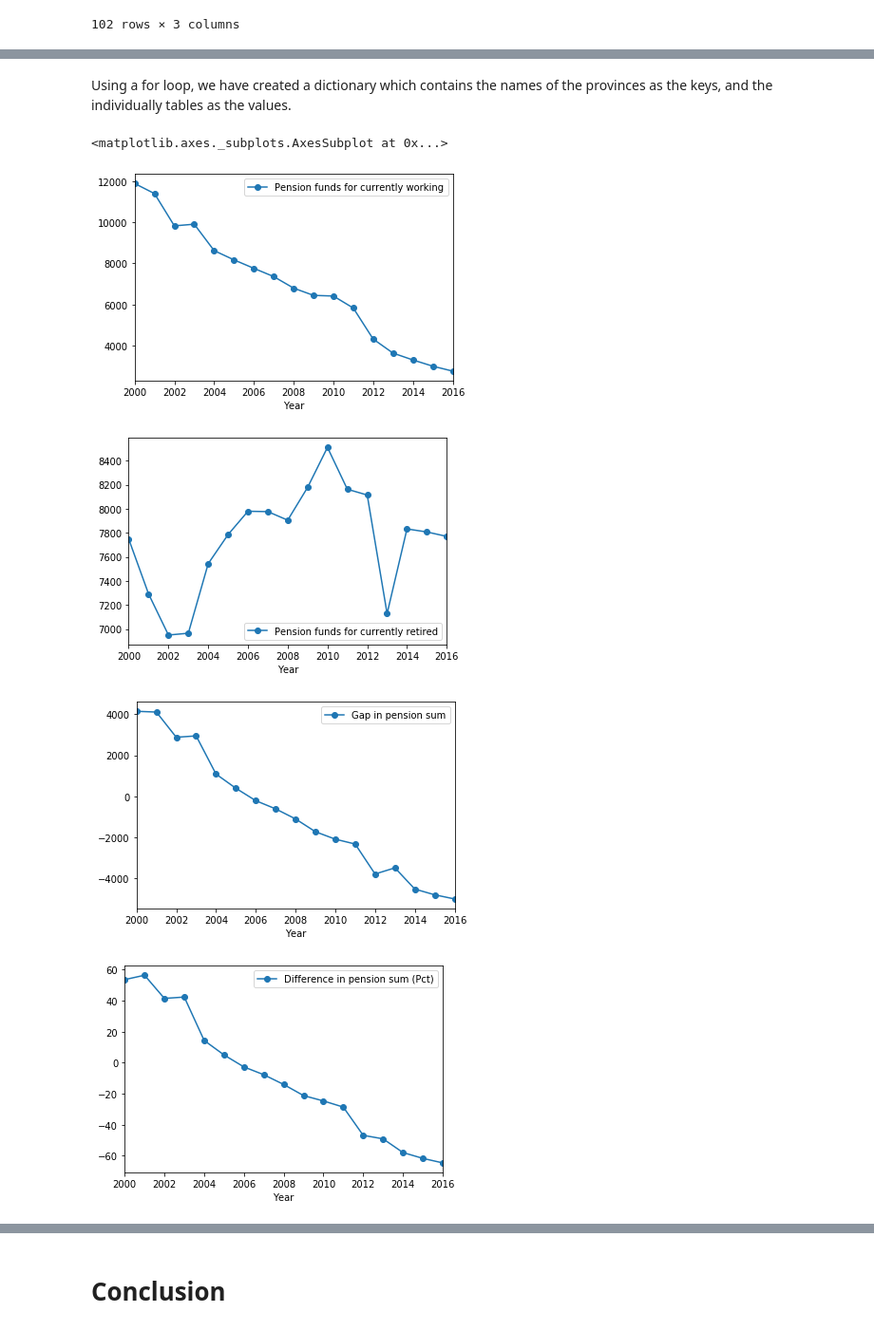
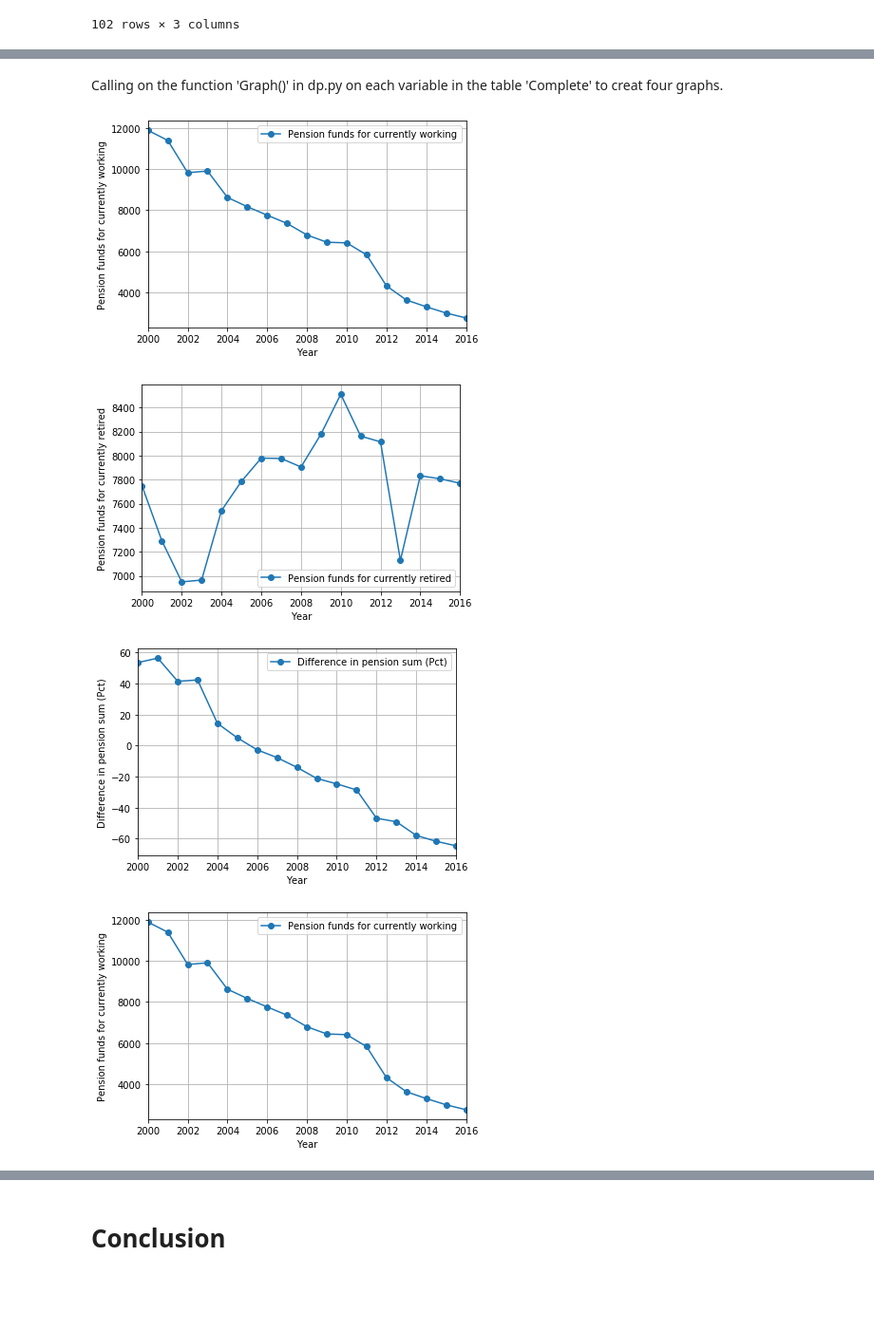
Before and after one commit to kzm266/projects-2020-group-60, a Jupyter notebook: dataproject/dataproject.ipynb, the cells around one changed output, grey strips where cells are left out. Shown at 95% size. Saved outputs shown, nothing was run; the diff lists cells and outputs as text; code cells hidden in the pictures; blank space fills up the shorter version.

```diff
--- a/dataproject/dataproject.ipynb
+++ b/dataproject/dataproject.ipynb
@@ -154,16 +120,15 @@ dp.Complete
 | 28 | 2014 | Corporate pension funds | 3293 | 7832 | -4539.0 | ... |
 | 30 | 2015 | Corporate pension funds | 2988 | 7807 | -4819.0 | ... |
 | 32 | 2016 | Corporate pension funds | 2748 | 7770 | -5022.0 | ... |
-# %% [markdown]
-Using a for loop, we have created a dictionary which contains the names of the provinces as the keys, and the individually tables as the values.
+# %% [markdown]
+Calling on the function 'Graph()' in dp.py on each variable in the table 'Complete' to creat four graphs.
 # %%
-dp.Complete.plot(x='Year', y='Pension funds for currently working' ,style='-o')
-dp.Complete.plot(x='Year', y='Pension funds for currently retired' ,style='-o')
-dp.Complete.plot(x='Year', y='Gap in pension sum' ,style='-o')
-dp.Complete.plot(x='Year', y='Difference in pension sum (Pct)' ,style='-o')
+dp.Graph('Pension funds for currently working')
+dp.Graph('Pension funds for currently retired')
+dp.Graph('Difference in pension sum (Pct)')
+dp.Graph('Pension funds for currently working')
 # %% [output]
-<matplotlib.axes._subplots.AxesSubplot at 0x...>
-[figure, old version]
+[figure, new version]
-[figure, old version]
+[figure, new version]
-[figure, old version]
+[figure, new version]
-[figure, old version]
+[figure, new version]
```
Also changed, not shown: parts of 36 cells of this notebook, 1 other file.
